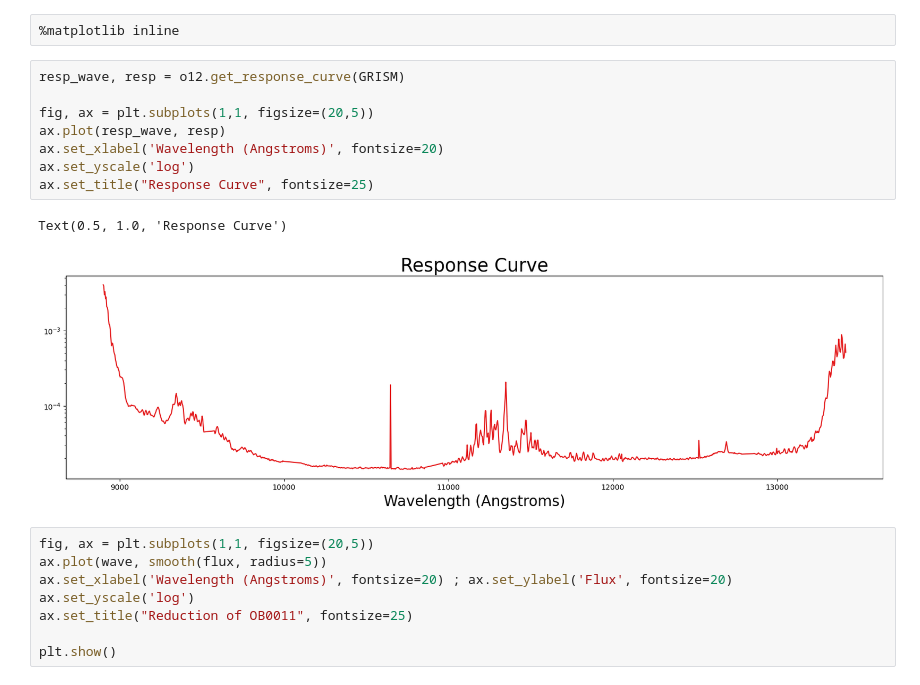
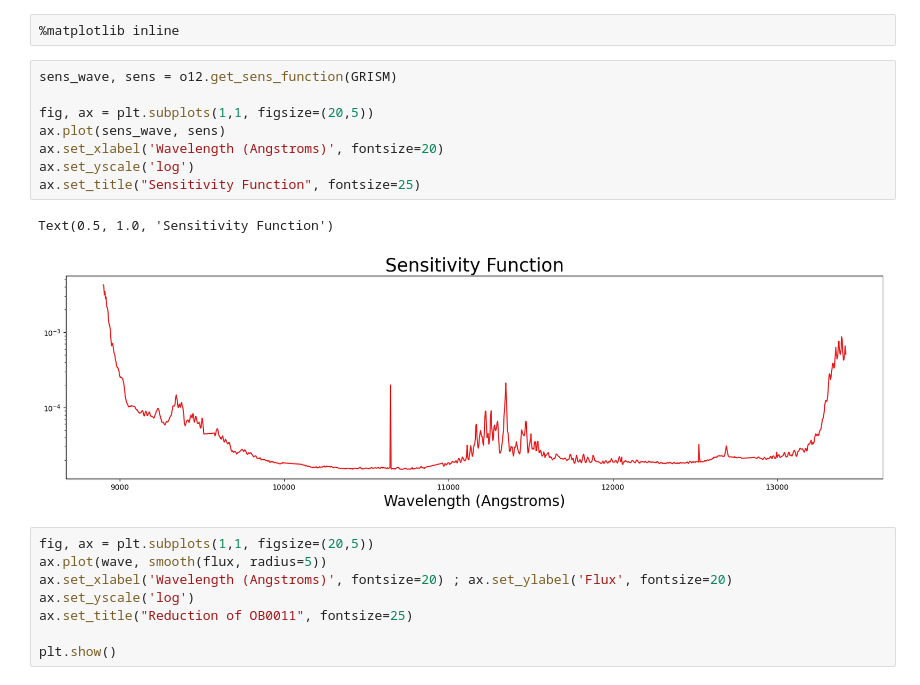
Before and after one commit to SN-ICE/EMIR_pipeline, a Jupyter notebook: examples/OB0011_interactive_example.ipynb, the cells around one changed output. Drawn from its saved outputs; the diff is of its cells as text.

```diff
--- a/examples/OB0011_interactive_example.ipynb
+++ b/examples/OB0011_interactive_example.ipynb
@@ -80,16 +80,16 @@ wave, flux = o.get_reduced_spectrum(magnitudes, o12, GRISM, **int_kwargs)
 # %%
 %matplotlib inline
 # %%
-resp_wave, resp = o12.get_response_curve(GRISM)
+sens_wave, sens = o12.get_sens_function(GRISM)
 
 fig, ax = plt.subplots(1,1, figsize=(20,5))
-ax.plot(resp_wave, resp)
+ax.plot(sens_wave, sens)
 ax.set_xlabel('Wavelength (Angstroms)', fontsize=20)
 ax.set_yscale('log')
-ax.set_title("Response Curve", fontsize=25)
+ax.set_title("Sensitivity Function", fontsize=25)
 # %% [output]
-Text(0.5, 1.0, 'Response Curve')
+Text(0.5, 1.0, 'Sensitivity Function')
-[figure, old version]
+[figure, new version]
 # %%
 fig, ax = plt.subplots(1,1, figsize=(20,5))
 ax.plot(wave, smooth(flux, radius=5))
```
Also changed, not shown: parts of 2 cells of this notebook, 5 other files.
